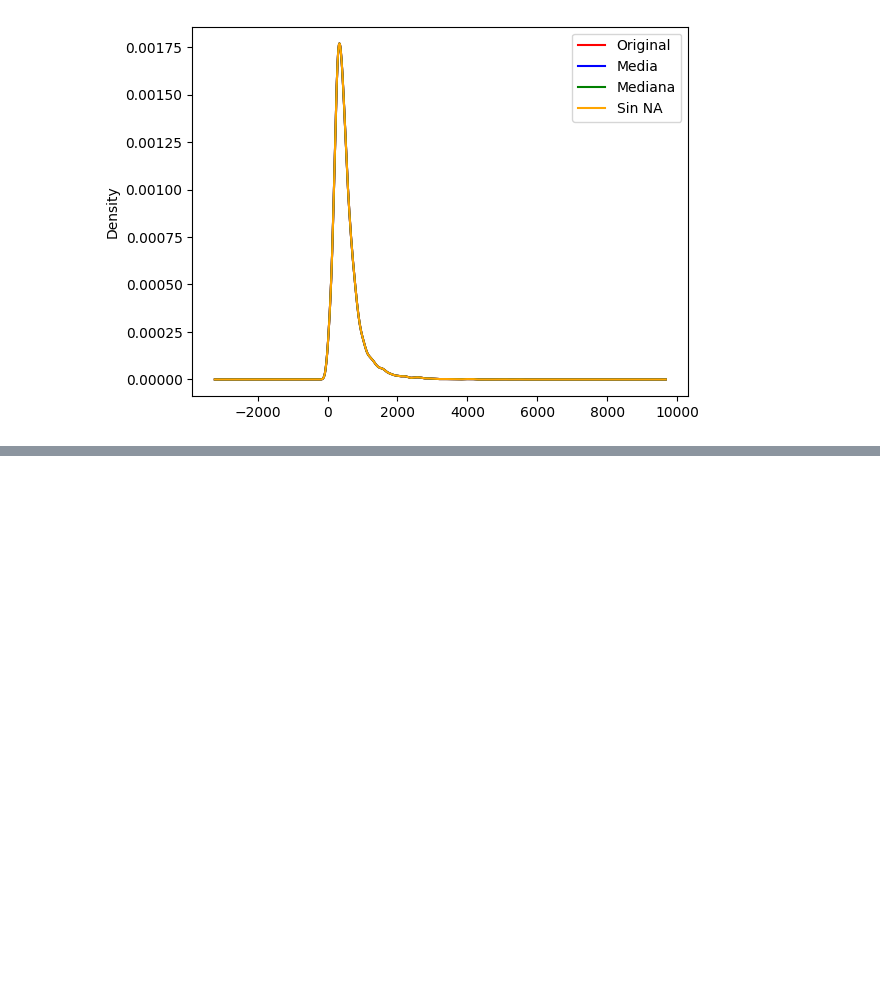
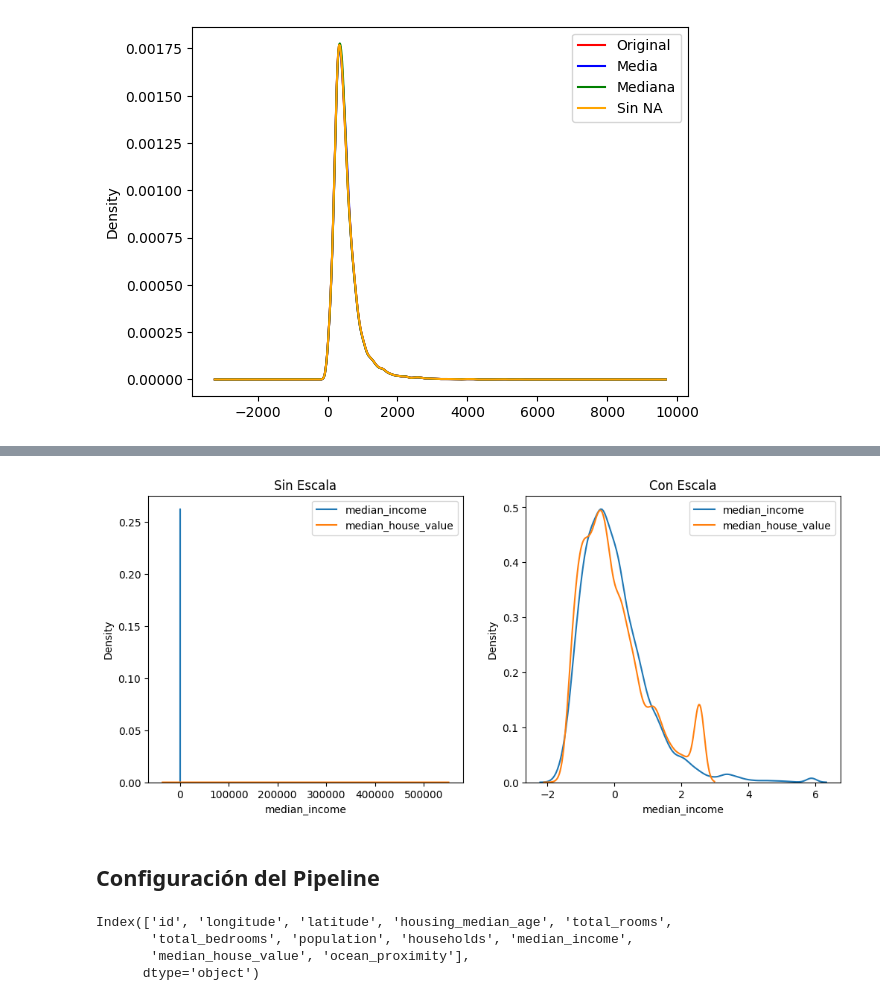
Before and after one commit to lpyo87/PAPD, a Jupyter notebook: Lab3_LPP.ipynb, the cells around one changed output, grey strips where cells are left out. Cells and saved outputs as stored; diff of their text form; code cells hidden in the pictures; blank space fills up the shorter version.

Commit message:
Lab 3 hasta previo al pipeline

```diff
--- a/Lab3_LPP.ipynb
+++ b/Lab3_LPP.ipynb
@@ -107,0 +239,17 @@ ax.legend()
+# %%
+continuas= []
+discretas= []
+categoricas= []
+def getColumnTypes(dataset):
+    # Descripción: Esta función extrae el tipo de dominio de las columnas de un dataset.
+    # Entradas: Pandas dataframe
+    # Salida: Tupla con arreglo que contiene nombres de las columnas
+    for col in dataset.columns:
+        if((dataset[col].dtype =='int64') or (dataset[col].dtype == 'float64')):
+            if(len(dataset[col].unique()) > 30):
+                continuas.append(col)
+            else:
+                discretas.append(col)
+        else:
+            categoricas.append(col)
+    return continuas, discretas, categoricas
@@ -107,0 +258,5 @@ ax.legend()
+# %%
+continuas, discretas, categoricas= getColumnTypes(df_cod)
+print(continuas)
+print(discretas)
+print(categoricas)
@@ -107,0 +269,8 @@ ax.legend()
+# %%
+data_temp = df_cod.copy()[continuas]
+# %%
+scaler =  StandardScaler()
+scaler.fit(data_temp) # calculamos información interna (parámetros) para transformaciones posteriores
+
+data_scaled = scaler.transform(data_temp)
+data_scaled = pd.DataFrame(data_scaled, columns=data_temp.columns)
@@ -107,0 +289,25 @@ ax.legend()
+# %%
+fig, (ax1, ax2) = plt.subplots(ncols=2, figsize=(12, 5))
+
+ax1.set_title("Sin Escala")
+sns.kdeplot(data_temp['median_income'], ax=ax1, label="median_income")
+sns.kdeplot(data_temp['median_house_value'], ax=ax1, label="median_house_value")
+
+ax2.set_title("Con Escala")
+sns.kdeplot(data_scaled['median_income'], ax=ax2, label="median_income")
+sns.kdeplot(data_scaled['median_house_value'], ax=ax2, label="median_house_value")
+
+ax1.legend()
+ax2.legend()
+plt.show()
+# %% [output]
+[figure, added]
+# %% [markdown]
+## Configuración del Pipeline
+# %%
+df_2.columns
+# %% [output]
+Index(['id', 'longitude', 'latitude', 'housing_median_age', 'total_rooms',
+       'total_bedrooms', 'population', 'households', 'median_income',
+       'median_house_value', 'ocean_proximity'],
+      dtype='object')
```
Also changed, not shown: parts of 43 cells of this notebook.
